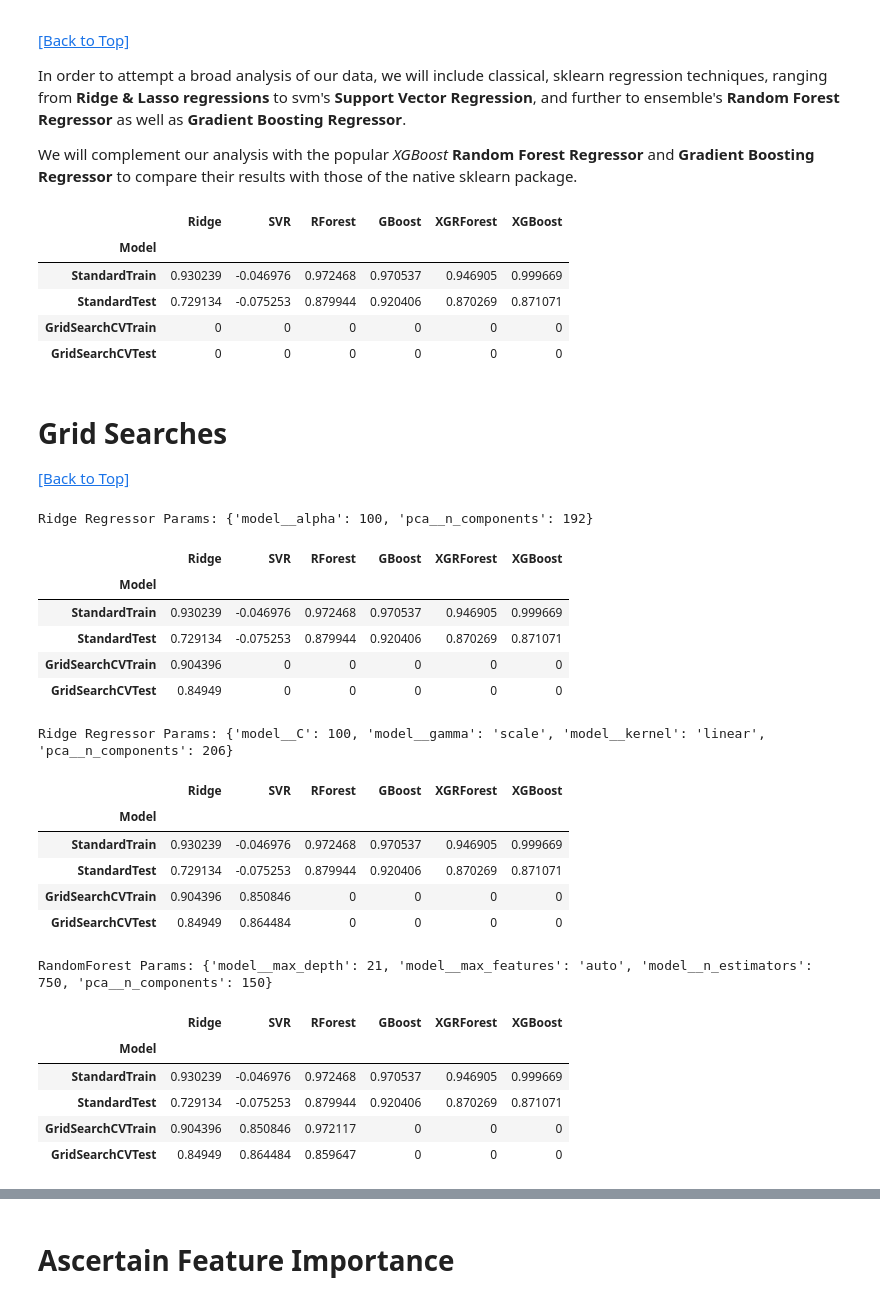
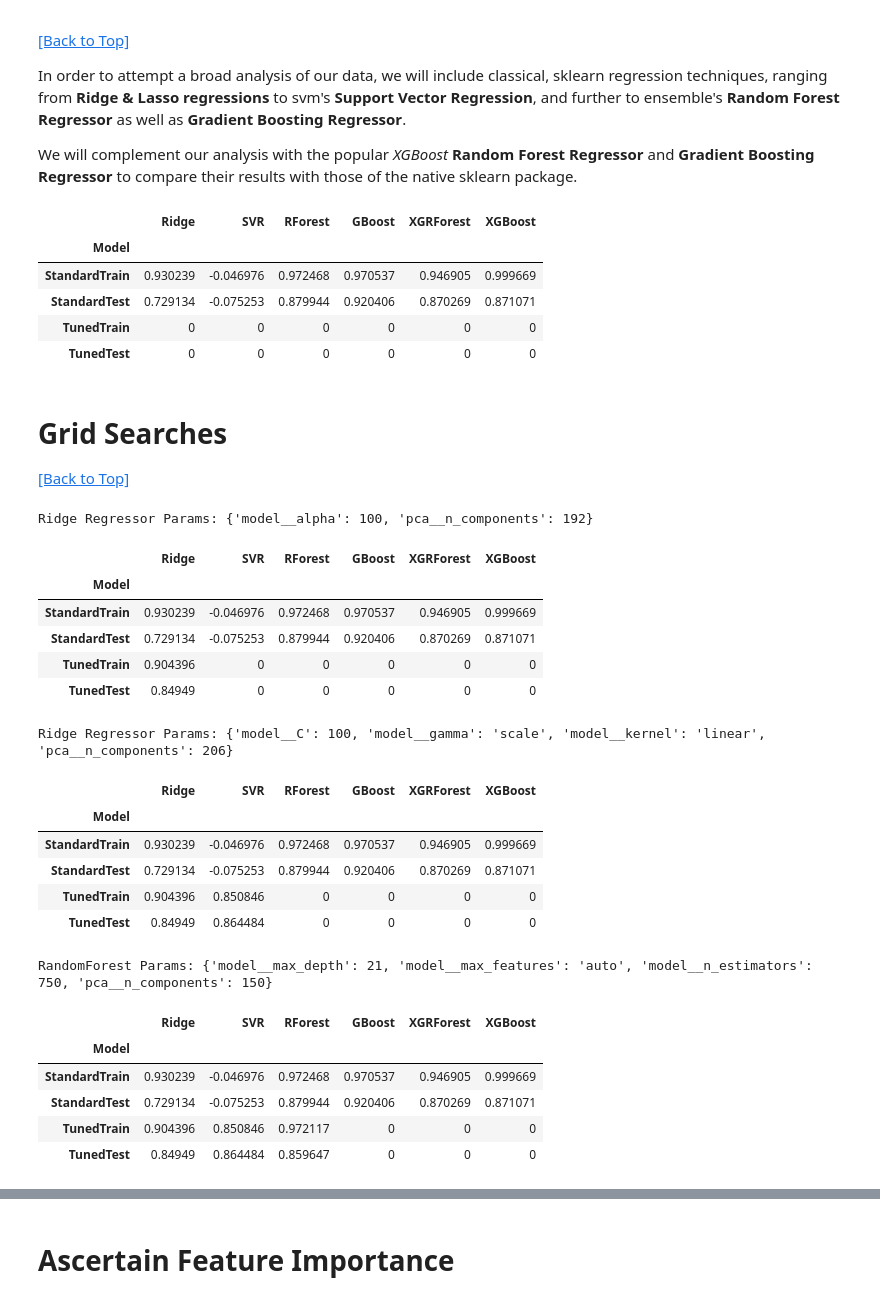
Before and after one commit to BaroqBard/IowaHousingPredictions, a Jupyter notebook: Iowa Housing Project - II. Modeling & Analysis.ipynb, the cells around one changed output, grey strips where cells are left out. Saved outputs shown, nothing was run; the diff lists cells and outputs as text; code cells hidden in the pictures.

```diff
--- a/Iowa Housing Project - II. Modeling & Analysis.ipynb
+++ b/Iowa Housing Project - II. Modeling & Analysis.ipynb
@@ -63,8 +63,8 @@ resul = pd.DataFrame(columns = ['Model', 'Ridge', 'SVR', 'RForest', 'GBoost', 'X
 resul.set_index("Model", inplace = True)
 resul.loc['StandardTrain'] = [0, 0, 0, 0, 0, 0]
 resul.loc['StandardTest'] = [0, 0, 0, 0, 0, 0]
-resul.loc['GSTunedTrain'] = [0, 0, 0, 0, 0, 0]
-resul.loc['GSTunedTest'] = [0, 0, 0, 0, 0, 0]
+resul.loc['TunedTrain'] = [0, 0, 0, 0, 0, 0]
+resul.loc['TunedTest'] = [0, 0, 0, 0, 0, 0]
 
 ##########################################
 ### Build & Test Models w/o GridSearch ###
@@ -105,37 +105,37 @@ svr = svm.SVR()
 randomForest = ensemble.RandomForestRegressor(n_jobs = -2,random_state = 430)
 gradientBoost = ensemble.GradientBoostingRegressor(random_state = 430)
 xgForest = xgb.XGBRFRegressor(n_jobs = -2, random_state = 430)
 xgBooster = xgb.XGBRegressor(n_jobs = -2, random_state = 430)
 
 models = [ridge, svr, randomForest, gradientBoost, xgForest, xgBooster]
 
 # Make results df
 resul = pd.DataFrame(columns = ['Model', 'Ridge', 'SVR', 'RForest', 'GBoost', 'XGRForest', 'XGBoost'])
 resul.set_index("Model", inplace = True)
 resul.loc['StandardTrain'] = [0, 0, 0, 0, 0, 0]
 resul.loc['StandardTest'] = [0, 0, 0, 0, 0, 0]
-resul.loc['GridSearchCVTrain'] = [0, 0, 0, 0, 0, 0]
-resul.loc['GridSearchCVTest'] = [0, 0, 0, 0, 0, 0]
+resul.loc['TunedTrain'] = [0, 0, 0, 0, 0, 0]
+resul.loc['TunedTest'] = [0, 0, 0, 0, 0, 0]
 
 ##########################################
 ### Build & Test Models w/o GridSearch ###
 ##########################################
 
 col = 0
 for model in models:
     model.fit(x_train, y_train['SalePrice'])
     resul.iloc[0, col] = model.score(x_train, y_train['SalePrice'])
     resul.iloc[1, col] = model.score(x_test, y_test['SalePrice'])
     col += 1
 
 resul.head()
 # %% [output]
 |  | Ridge | SVR | RForest | GBoost | XGRForest | XGBoost |
 | Model |  |  |  |  |  |  |
 | StandardTrain | 0.930239 | -0.046976 | 0.972468 | 0.970537 | 0.946905 | 0.999669 |
 | StandardTest | 0.729134 | -0.075253 | 0.879944 | 0.920406 | 0.870269 | 0.871071 |
-| GridSearchCVTrain | 0 | 0 | 0 | 0 | 0 | 0 |
-| GridSearchCVTest | 0 | 0 | 0 | 0 | 0 | 0 |
+| TunedTrain | 0 | 0 | 0 | 0 | 0 | 0 |
+| TunedTest | 0 | 0 | 0 | 0 | 0 | 0 |
 # %% [markdown]
 # Grid Searches
 [[Back to Top]](#Iowa-Housing-Pricing:-Modeling-&-Analysis)
@@ -194,8 +194,8 @@ Ridge Regressor Params: {'model__alpha': 100, 'pca__n_components': 192}
 | Model |  |  |  |  |  |  |
 | StandardTrain | 0.930239 | -0.046976 | 0.972468 | 0.970537 | 0.946905 | 0.999669 |
 | StandardTest | 0.729134 | -0.075253 | 0.879944 | 0.920406 | 0.870269 | 0.871071 |
-| GridSearchCVTrain | 0.904396 | 0 | 0 | 0 | 0 | 0 |
-| GridSearchCVTest | 0.84949 | 0 | 0 | 0 | 0 | 0 |
+| TunedTrain | 0.904396 | 0 | 0 | 0 | 0 | 0 |
+| TunedTest | 0.84949 | 0 | 0 | 0 | 0 | 0 |
 # %%
 ############################
 ### Support Vector Model ###
@@ -226,8 +226,8 @@ Ridge Regressor Params: {'model__C': 100, 'model__gamma': 'scale', 'model__kerne
 | Model |  |  |  |  |  |  |
 | StandardTrain | 0.930239 | -0.046976 | 0.972468 | 0.970537 | 0.946905 | 0.999669 |
 | StandardTest | 0.729134 | -0.075253 | 0.879944 | 0.920406 | 0.870269 | 0.871071 |
-| GridSearchCVTrain | 0.904396 | 0.850846 | 0 | 0 | 0 | 0 |
-| GridSearchCVTest | 0.84949 | 0.864484 | 0 | 0 | 0 | 0 |
+| TunedTrain | 0.904396 | 0.850846 | 0 | 0 | 0 | 0 |
+| TunedTest | 0.84949 | 0.864484 | 0 | 0 | 0 | 0 |
 # %%
 ###############################
 ### Random Forest Regressor ###
@@ -257,8 +257,8 @@ RandomForest Params: {'model__max_depth': 21, 'model__max_features': 'auto', 'mo
 | Model |  |  |  |  |  |  |
 | StandardTrain | 0.930239 | -0.046976 | 0.972468 | 0.970537 | 0.946905 | 0.999669 |
 | StandardTest | 0.729134 | -0.075253 | 0.879944 | 0.920406 | 0.870269 | 0.871071 |
-| GridSearchCVTrain | 0.904396 | 0.850846 | 0.972117 | 0 | 0 | 0 |
-| GridSearchCVTest | 0.84949 | 0.864484 | 0.859647 | 0 | 0 | 0 |
+| TunedTrain | 0.904396 | 0.850846 | 0.972117 | 0 | 0 | 0 |
+| TunedTest | 0.84949 | 0.864484 | 0.859647 | 0 | 0 | 0 |
 # %%
 ################################
 ### Gradient Boost Regressor ###
```
Also changed, not shown: parts of 5 cells of this notebook.
